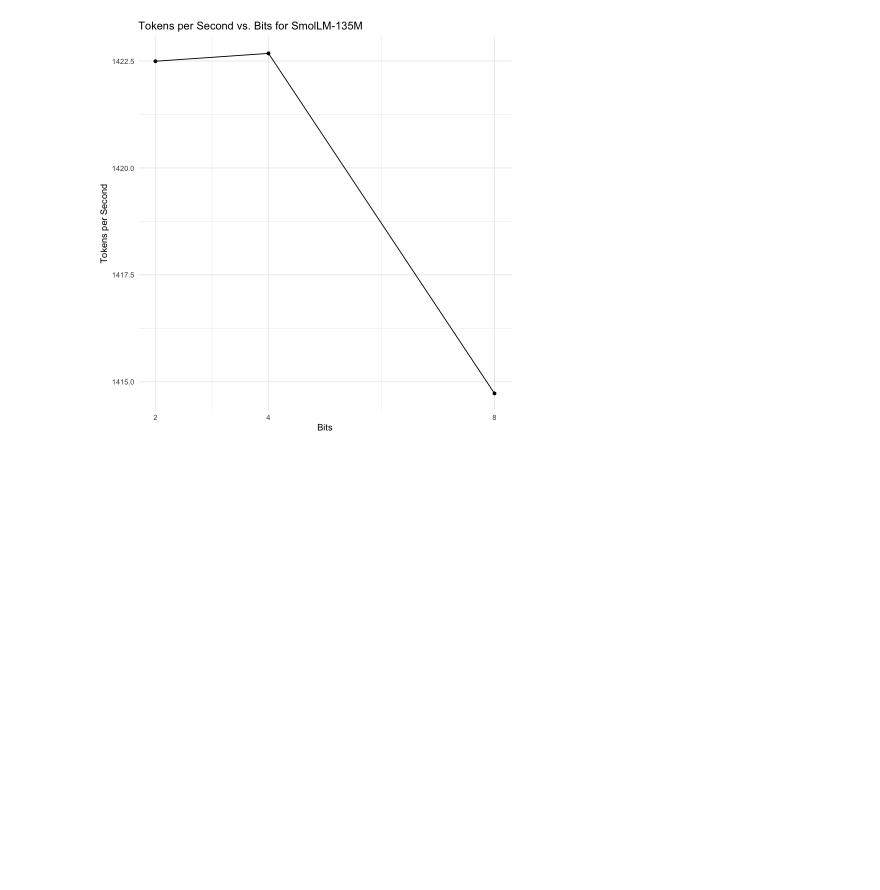
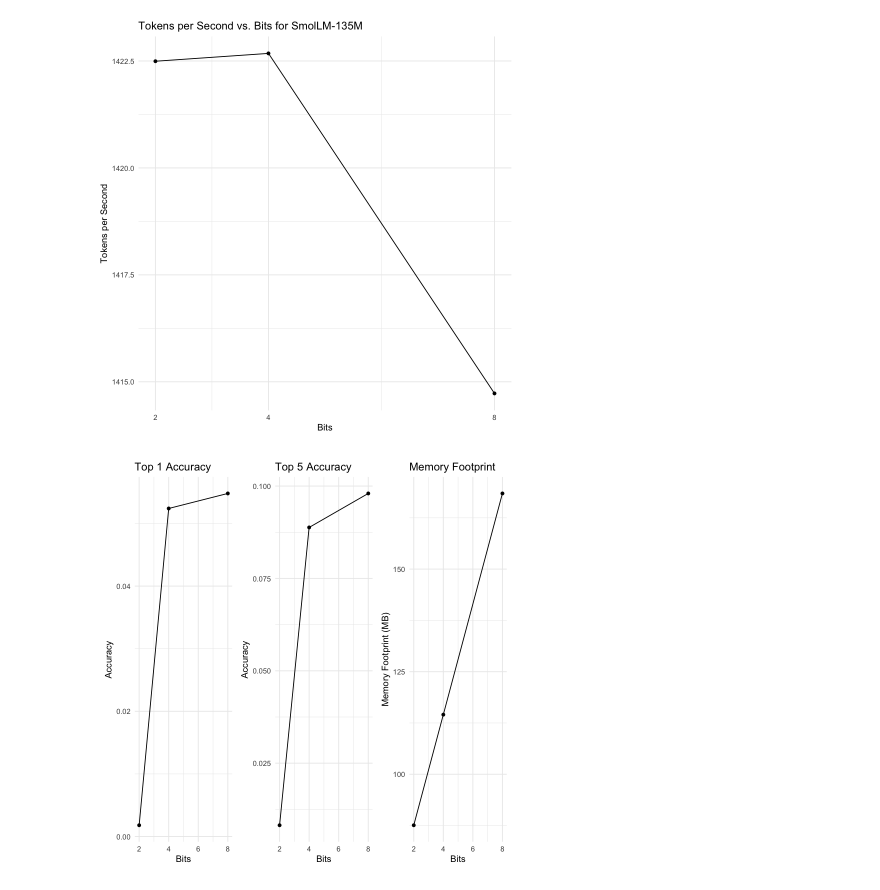
Before and after one commit to sueszli/byte-sized-gains, a Jupyter notebook: src/plot.ipynb, the cells around one changed output. Drawn from its saved outputs; the diff is of its cells as text; code cells hidden in the pictures; blank space fills up the shorter version.

```diff
--- a/src/plot.ipynb
+++ b/src/plot.ipynb
@@ -185,3 +185,30 @@ ggplot(data, aes(x = bits, y = tokens_per_second)) +
   theme_minimal()
 # %% [output]
 [figure]
+# %%
+data <- read.csv("../data/lang.csv")
+
+p1 <- ggplot(data, aes(x = bits, y = top_1_accuracy)) +
+  geom_line() +
+  geom_point() +
+  labs(title = "Top 1 Accuracy", x = "Bits", y = "Accuracy") +
+  theme_minimal()
+
+p2 <- ggplot(data, aes(x = bits, y = top_5_accuracy)) +
+  geom_line() +
+  geom_point() +
+  labs(title = "Top 5 Accuracy", x = "Bits", y = "Accuracy") +
+  theme_minimal()
+
+p3 <- ggplot(data, aes(x = bits, y = memory_footprint_mb)) +
+  geom_line() +
+  geom_point() +
+  labs(title = "Memory Footprint", x = "Bits", y = "Memory Footprint (MB)") +
+  theme_minimal()
+
+combined_plot <- p1 | p2 | p3
+
+print(combined_plot)
+ggsave("../docs/assets/lang-plot0.png", combined_plot, width = 15, height = 5, units = "in", dpi = 300)
+# %% [output]
+[figure, added]
```
Also changed, not shown: parts of 1 cell of this notebook, 4 other files.
